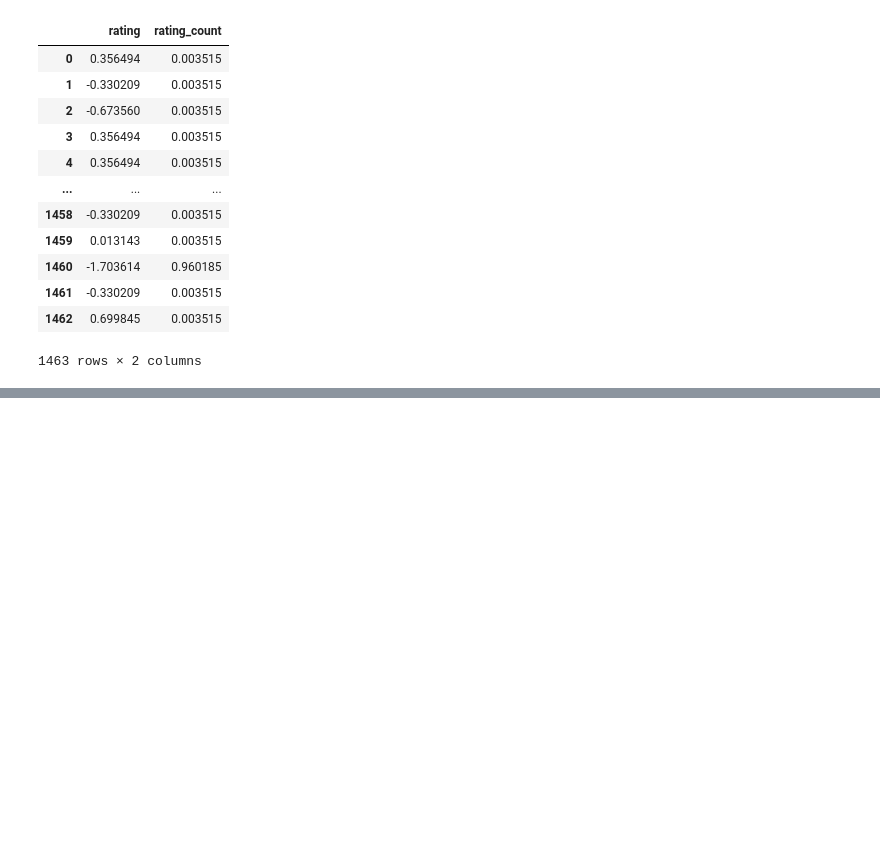
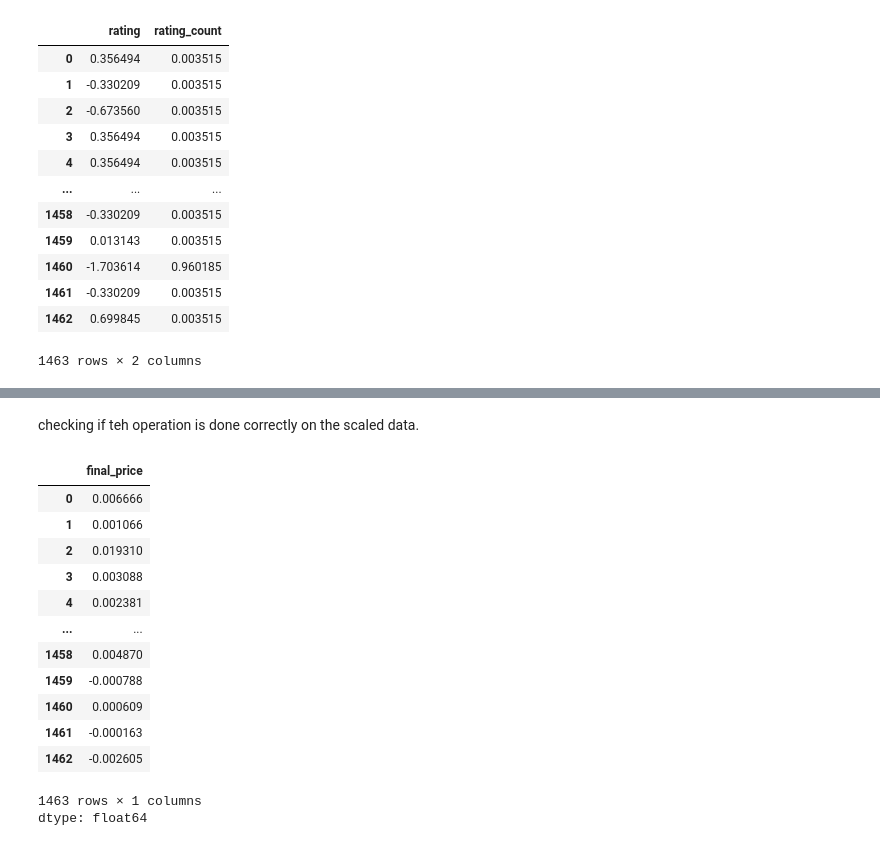
Before and after one commit to Harin22/data-wrangling-visualization, a Jupyter notebook: Data_transformation_(in_depth).ipynb, the cells around one changed output, grey strips where cells are left out. Saved outputs shown, nothing was run; the diff lists cells and outputs as text; code cells hidden in the pictures; blank space fills up the shorter version.

```diff
--- a/Data_transformation_(in_depth).ipynb
+++ b/Data_transformation_(in_depth).ipynb
@@ -101,0 +132,24 @@ display(new_df[['rating', 'rating_count']])
+# %% [markdown]
+checking if teh operation is done correctly on the scaled data.
+# %%
+new_df['scaled_actual_price'] = new_df['actual_price']
+new_df['scaled_discounted_price'] = new_df['discounted_price']
+
+# Calculate final price on the scaled data
+new_df['final_price'] = new_df['scaled_actual_price'] - new_df['scaled_discounted_price']
+display(new_df['final_price'])
+# %% [output]
+|  | final_price |
+| 0 | 0.006666 |
+| 1 | 0.001066 |
+| 2 | 0.019310 |
+| 3 | 0.003088 |
+| 4 | 0.002381 |
+| ... | ... |
+| 1458 | 0.004870 |
+| 1459 | -0.000788 |
+| 1460 | 0.000609 |
+| 1461 | -0.000163 |
+| 1462 | -0.002605 |
+1463 rows × 1 columns
+dtype: float64
```
Also changed, not shown: parts of 5 cells of this notebook.
